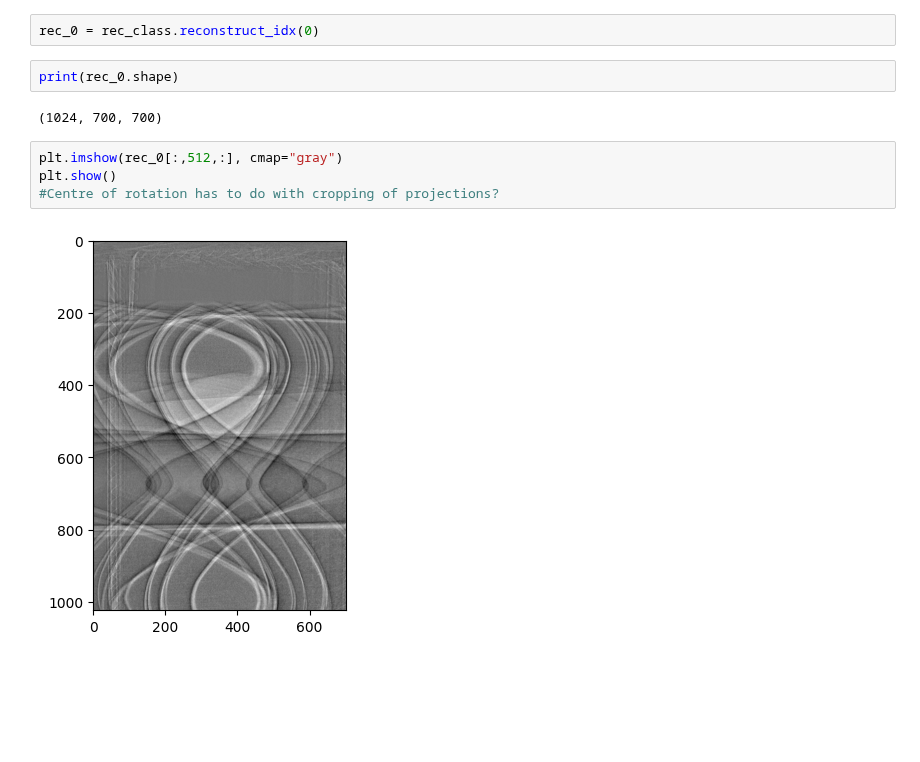
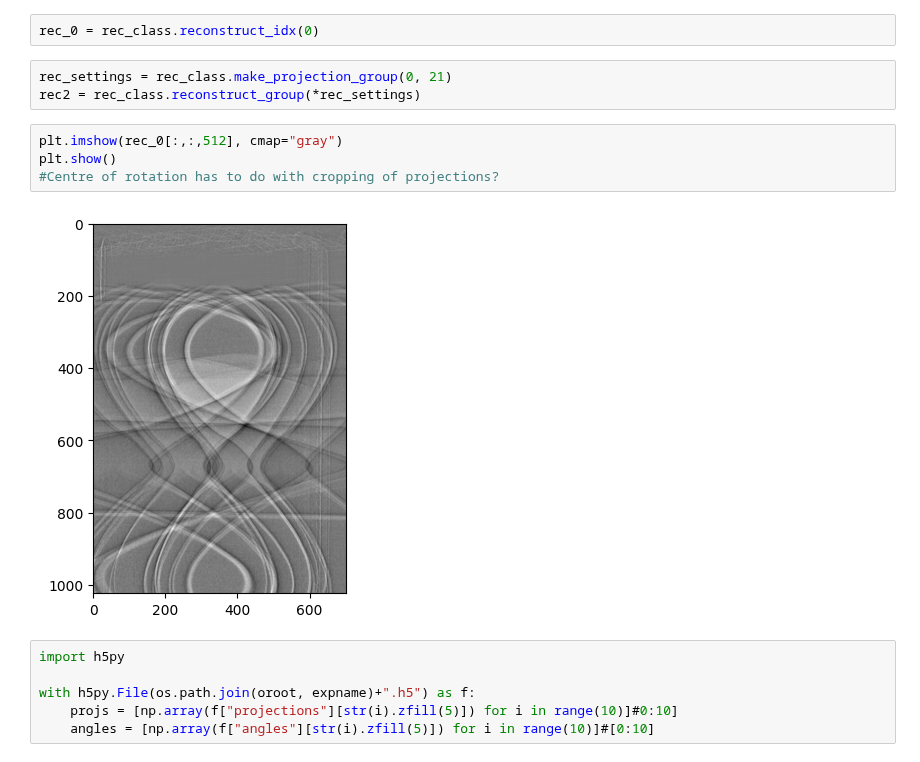
Before and after one commit to RubenDragland/4D_CT, a Jupyter notebook: CT/process_n_reconstruct.ipynb, the cells around one changed output. Cells and saved outputs as stored; diff of their text form; blank space fills up the shorter version.

```diff
--- a/CT/process_n_reconstruct.ipynb
+++ b/CT/process_n_reconstruct.ipynb
@@ -76,13 +78,18 @@ with open(os.path.join(rec_class.root, f"{rec_class.name}.pkl"), "wb+") as g:
 <data_making.EquinorDynamicCT object at 0x...>
 # %%
 rec_0 = rec_class.reconstruct_idx(0)
-# %%
-print(rec_0.shape)
-# %% [output]
-(1024, 700, 700)
+# %%
+rec_settings = rec_class.make_projection_group(0, 21)
+rec2 = rec_class.reconstruct_group(*rec_settings)
 # %%
-plt.imshow(rec_0[:,512,:], cmap="gray")
+plt.imshow(rec_0[:,:,512], cmap="gray")
 plt.show()
 #Centre of rotation has to do with cropping of projections?
 # %% [output]
-[figure, old version]
+[figure, new version]
+# %%
+import h5py
+
+with h5py.File(os.path.join(oroot, expname)+".h5") as f:
+    projs = [np.array(f["projections"][str(i).zfill(5)]) for i in range(10)]#0:10]
+    angles = [np.array(f["angles"][str(i).zfill(5)]) for i in range(10)]#[0:10]
```
Also changed, not shown: parts of 5 cells of this notebook, 11 other files.
